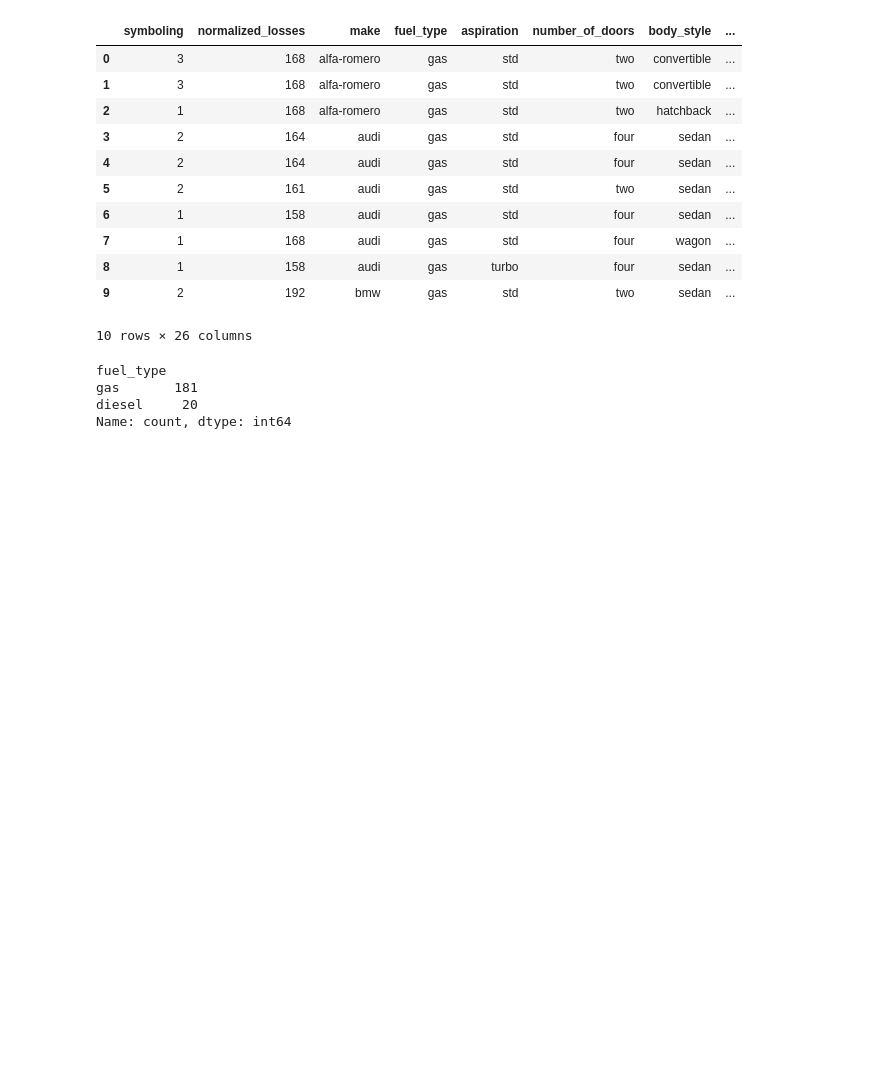
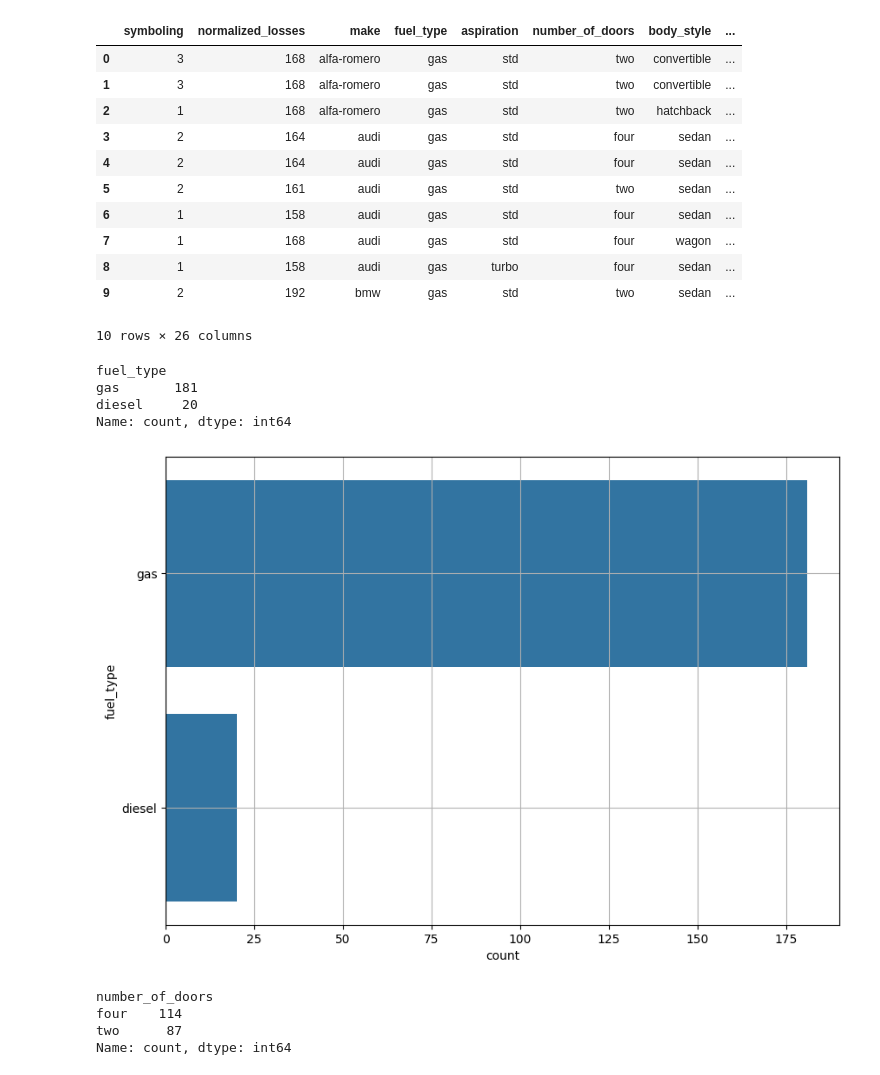
Before and after one commit to Awais-Nazir/AutoMobile_Analysis, a Jupyter notebook: Analysis.ipynb, the cells around one changed output. Drawn from its saved outputs; the diff is of its cells as text; code cells hidden in the pictures; blank space fills up the shorter version.

```diff
--- a/Analysis.ipynb
+++ b/Analysis.ipynb
@@ -25,3 +25,17 @@ fuel_type
 gas       181
 diesel     20
 Name: count, dtype: int64
+# %%
+plt.figure(figsize=(10,7))
+
+sns.countplot(data['fuel_type'])
+plt.grid()
+# %% [output]
+[figure, added]
+# %%
+data['number_of_doors'].value_counts()
+# %% [output]
+number_of_doors
+four    114
+two      87
+Name: count, dtype: int64
```
Also changed, not shown: parts of 4 cells of this notebook.
